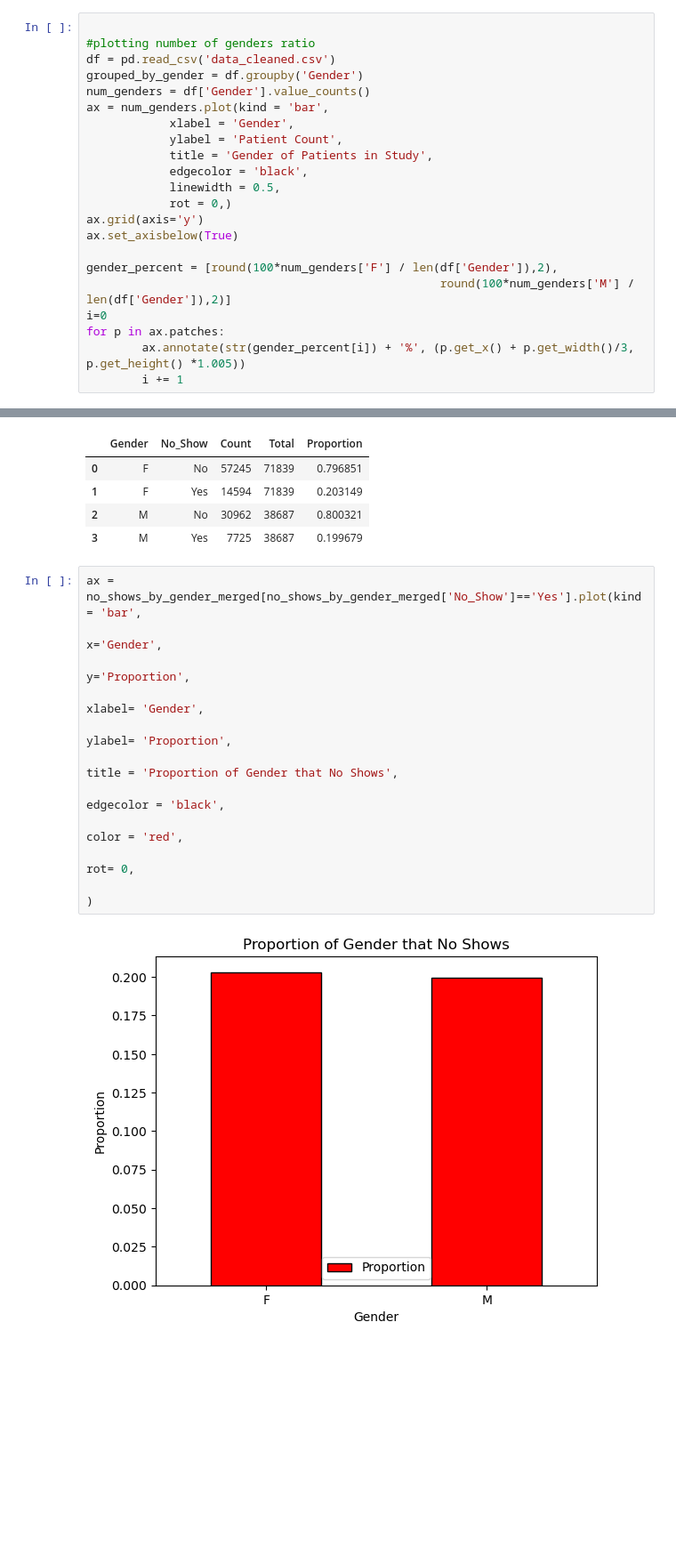
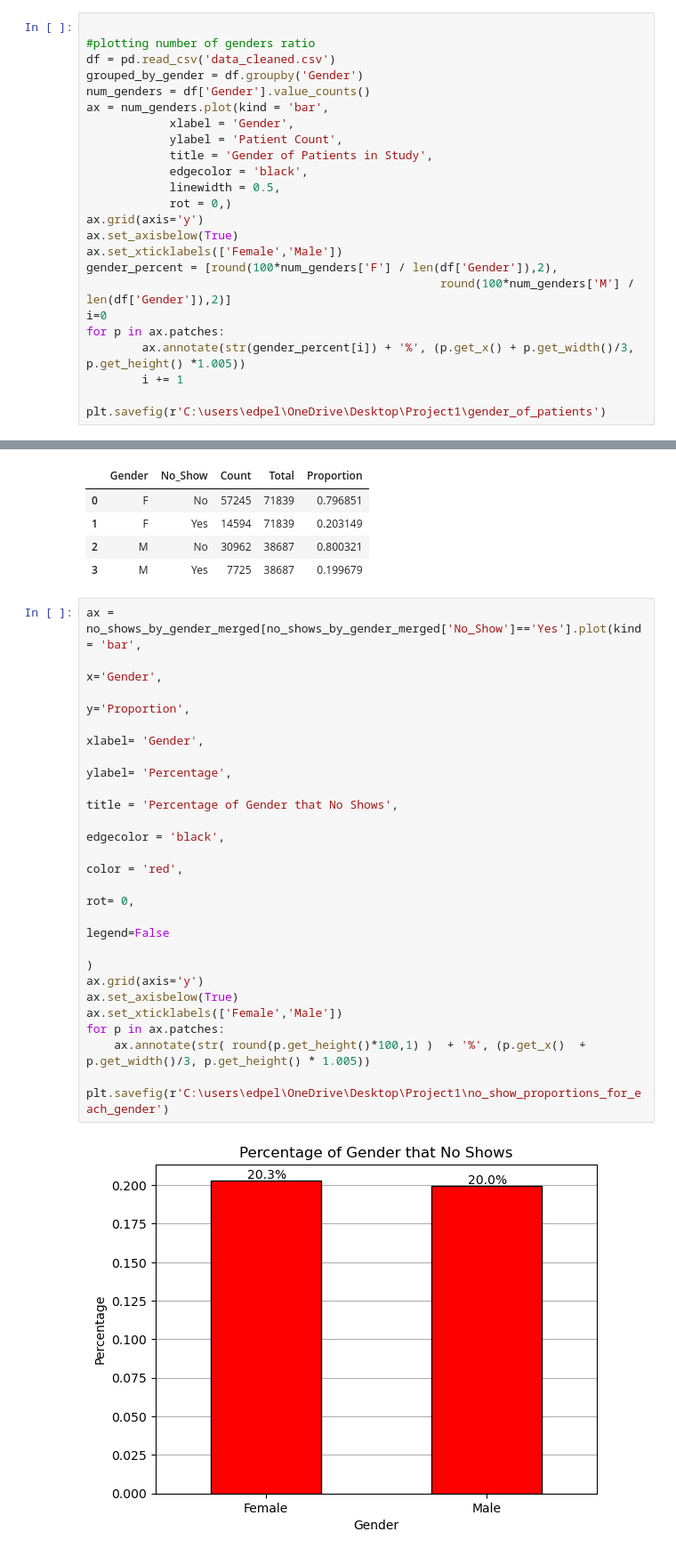
Before and after one commit to Omeagon/Project1, a Jupyter notebook: No_shows_by_gender.ipynb, the cells around one changed output, grey strips where cells are left out. Shown at 89% size. Saved outputs shown, nothing was run; the diff lists cells and outputs as text; blank space fills up the shorter version.

Commit message:
Final Jupyter Notebooks of code for Age, Gender, and Scholarship

```diff
--- a/No_shows_by_gender.ipynb
+++ b/No_shows_by_gender.ipynb
@@ -18,11 +19,13 @@ ax = num_genders.plot(kind = 'bar',
             rot = 0,)
 ax.grid(axis='y')
 ax.set_axisbelow(True)
-
+ax.set_xticklabels(['Female','Male'])
 gender_percent = [round(100*num_genders['F'] / len(df['Gender']),2),
                                                    round(100*num_genders['M'] / len(df['Gender']),2)]
 i=0
 for p in ax.patches:
         ax.annotate(str(gender_percent[i]) + '%', (p.get_x() + p.get_width()/3, p.get_height() *1.005))
         i += 1
+
+plt.savefig(r'C:\users\edpel\OneDrive\Desktop\Project1\gender_of_patients')
 # %% [output]
@@ -53,13 +56,21 @@ no_shows_by_gender_merged
 # %%
 ax = no_shows_by_gender_merged[no_shows_by_gender_merged['No_Show']=='Yes'].plot(kind = 'bar',
                                                                                  x='Gender',
                                                                                  y='Proportion',
                                                                                  xlabel= 'Gender',
-                                                                                 ylabel= 'Proportion',
-                                                                                 title = 'Proportion of Gender that No Shows',
+                                                                                 ylabel= 'Percentage',
+                                                                                 title = 'Percentage of Gender that No Shows',
                                                                                  edgecolor = 'black',
                                                                                  color = 'red',
                                                                                  rot= 0,
+                                                                                 legend=False
                                                                                 )
+ax.grid(axis='y')
+ax.set_axisbelow(True)
+ax.set_xticklabels(['Female','Male'])
+for p in ax.patches:
+    ax.annotate(str( round(p.get_height()*100,1) )  + '%', (p.get_x()  + p.get_width()/3, p.get_height() * 1.005))
+
+plt.savefig(r'C:\users\edpel\OneDrive\Desktop\Project1\no_show_proportions_for_each_gender')
 # %% [output]
-[figure, old version]
+[figure, new version]
```
Also changed, not shown: parts of 3 cells of this notebook, 2 other files.
